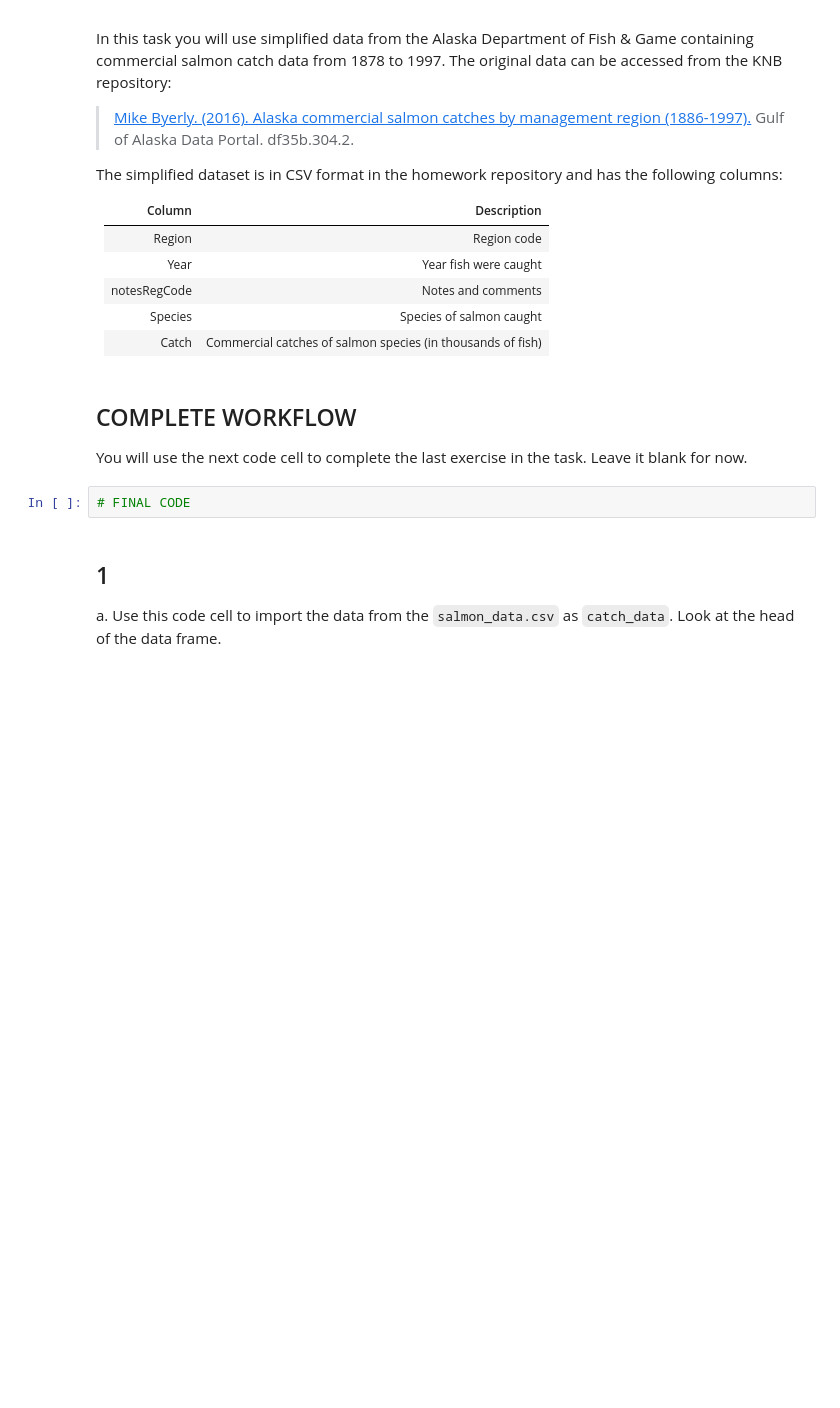
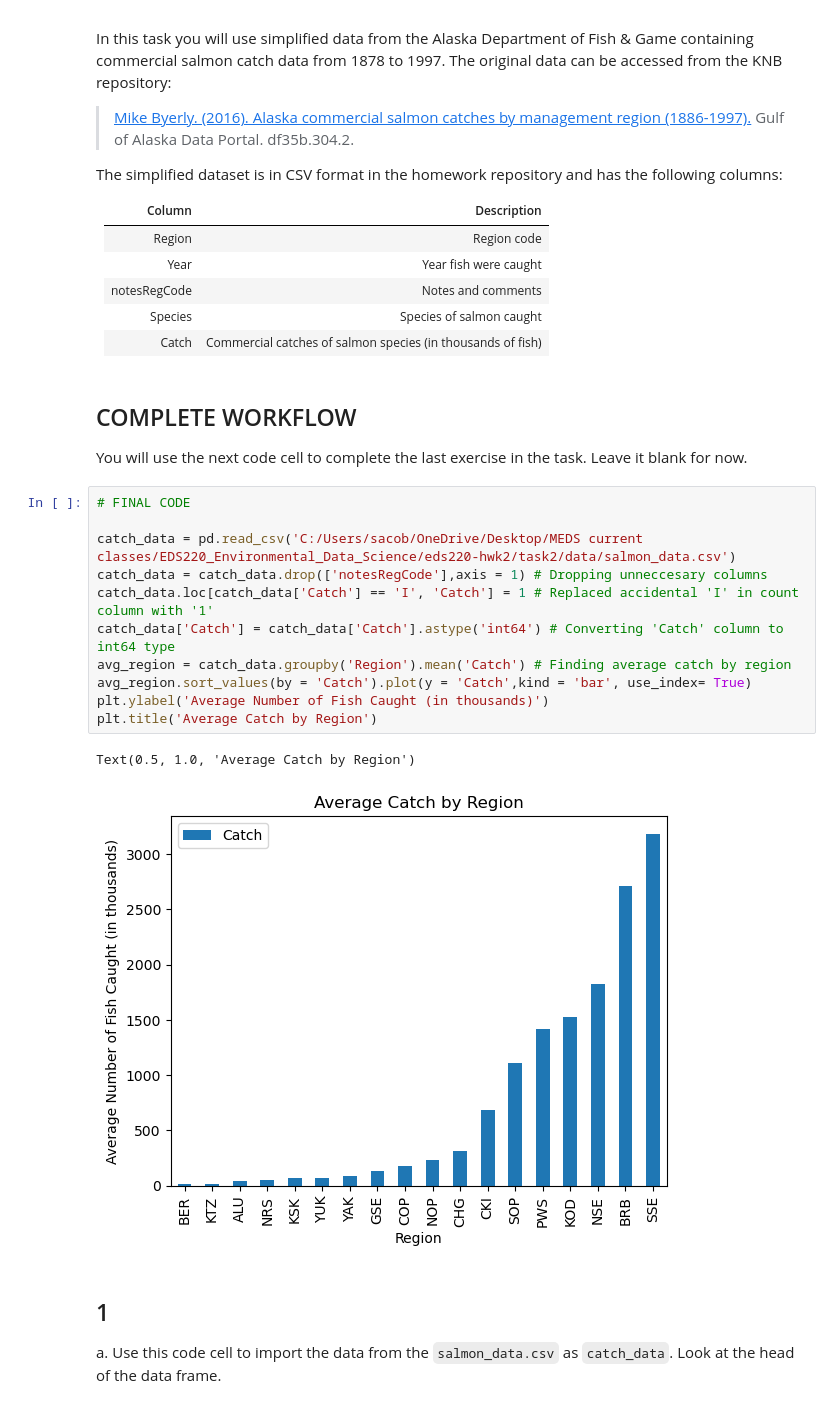
Before and after one commit to sacobjloan/eds220-hwk2, a Jupyter notebook: task2/hwk2-task2-salmon.ipynb, the cells around one changed output. Drawn from its saved outputs; the diff is of its cells as text; blank space fills up the shorter version.

Commit message:
finish task 2

```diff
--- a/task2/hwk2-task2-salmon.ipynb
+++ b/task2/hwk2-task2-salmon.ipynb
@@ -49,8 +50,20 @@ The simplified dataset is in CSV format in the homework repository and has the f
 ## COMPLETE WORKFLOW
 
 You will use the next code cell to complete the last exercise in the task. Leave it blank for now.
-# %%
-# FINAL CODE
+# %%
+# FINAL CODE
+
+catch_data = pd.read_csv('C:/Users/sacob/OneDrive/Desktop/MEDS current classes/EDS220_Environmental_Data_Science/eds220-hwk2/task2/data/salmon_data.csv')
+catch_data = catch_data.drop(['notesRegCode'],axis = 1) # Dropping unneccesary columns
+catch_data.loc[catch_data['Catch'] == 'I', 'Catch'] = 1 # Replaced accidental 'I' in count column with '1'
+catch_data['Catch'] = catch_data['Catch'].astype('int64') # Converting 'Catch' column to int64 type
+avg_region = catch_data.groupby('Region').mean('Catch') # Finding average catch by region
+avg_region.sort_values(by = 'Catch').plot(y = 'Catch',kind = 'bar', use_index= True)
+plt.ylabel('Average Number of Fish Caught (in thousands)')
+plt.title('Average Catch by Region')
+# %% [output]
+Text(0.5, 1.0, 'Average Catch by Region')
+[figure, added]
 # %% [markdown]
 ## 1
 
```
Also changed, not shown: parts of 6 cells of this notebook.
